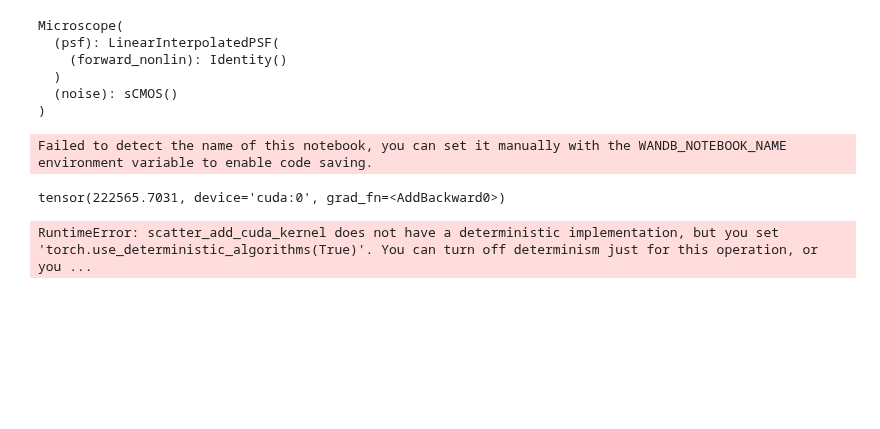
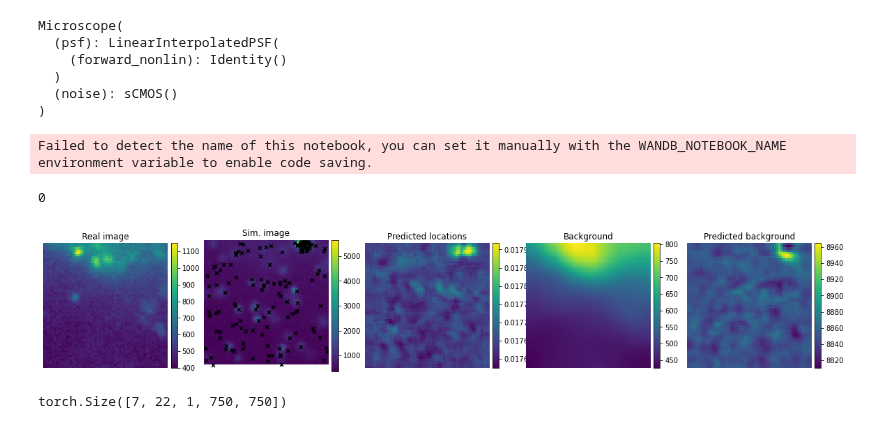
Before and after one commit to TuragaLab/decode_fish, a Jupyter notebook: nbs/13_train.ipynb, the cells around one changed output. Drawn from its saved outputs; the diff is of its cells as text; code cells hidden in the pictures; blank space fills up the shorter version.

```diff
--- a/nbs/13_train.ipynb
+++ b/nbs/13_train.ipynb
@@ -166,8 +166,9 @@ def train(cfg,
 
             # sim_vars = locs_sl, x_os_sl, y_os_sl, z_os_sl, ints_sl, output_shape, codes
 #             print('Sim, ', time.time()-t0); t0 = time.time()
-            ch_inp = microscope.get_single_ch_inputs(*sim_vars[:-1], ycrop=ycrop.flatten(), xcrop=xcrop.flatten())
-            xsim = microscope(*ch_inp, add_noise=True, add_pos_noise=True)
+            ch_inp = list(microscope.get_single_ch_inputs(*sim_vars[:-1], ycrop=ycrop.flatten(), xcrop=xcrop.flatten()))
+            ch_inp[1:4] = add_pos_noise(ch_inp[1:4], [cfg.genm.pos_noise.pos_noise_xy, cfg.genm.pos_noise.pos_noise_xy, cfg.genm.pos_noise.pos_noise_z], cfg.genm.exp_type.n_bits)
+            xsim = microscope(*ch_inp, add_noise=True)
 
 #             print('Micro, ', time.time()-t0); t0 = time.time()
 
@@ -383,7 +384,7 @@ def train(cfg,
 
     wandb.finish()
 # %%
-cfg = OmegaConf.load('../config/experiment/MERFISH_mop_16.yaml')
+cfg = OmegaConf.load('../config/experiment/MERFISH_mop_17.yaml')
 # cfg = OmegaConf.load('../config/experiment/MERFISH_ci_2d_sl20.yaml')
 # cfg = OmegaConf.load(f'/groups/turaga/home/speisera/Mackebox/Artur/WorkDB/deepstorm/models/fishcod/MERFISH_MOp/sweep_mop_7a/psf_noise:0.0//train.yaml')
 cfg.run_name = 'test'
@@ -536,13 +537,14 @@ _ = wandb.init(project=cfg.output.project,
 # %% [output]
 Failed to detect the name of this notebook, you can set it manually with the WANDB_NOTEBOOK_NAME environment variable to enable code saving.
 # %%
-train(cfg=cfg,
+sims = train(cfg=cfg,
      model=model,
      microscope=micro,
      post_proc=post_proc,
      dl=decode_dl,
      optim_dict=optim_dict,
      eval_dict=eval_dict)
 # %% [output]
-tensor(222565.7031, device='cuda:0', grad_fn=<AddBackward0>)
+0
+[figure, added]
-RuntimeError: scatter_add_cuda_kernel does not have a deterministic implementation, but you set 'torch.use_deterministic_algorithms(True)'. You can turn off determinism just for this operation, or you ...
+torch.Size([7, 22, 1, 750, 750])
```
Also changed, not shown: parts of 3 cells of this notebook, 11 other files.
